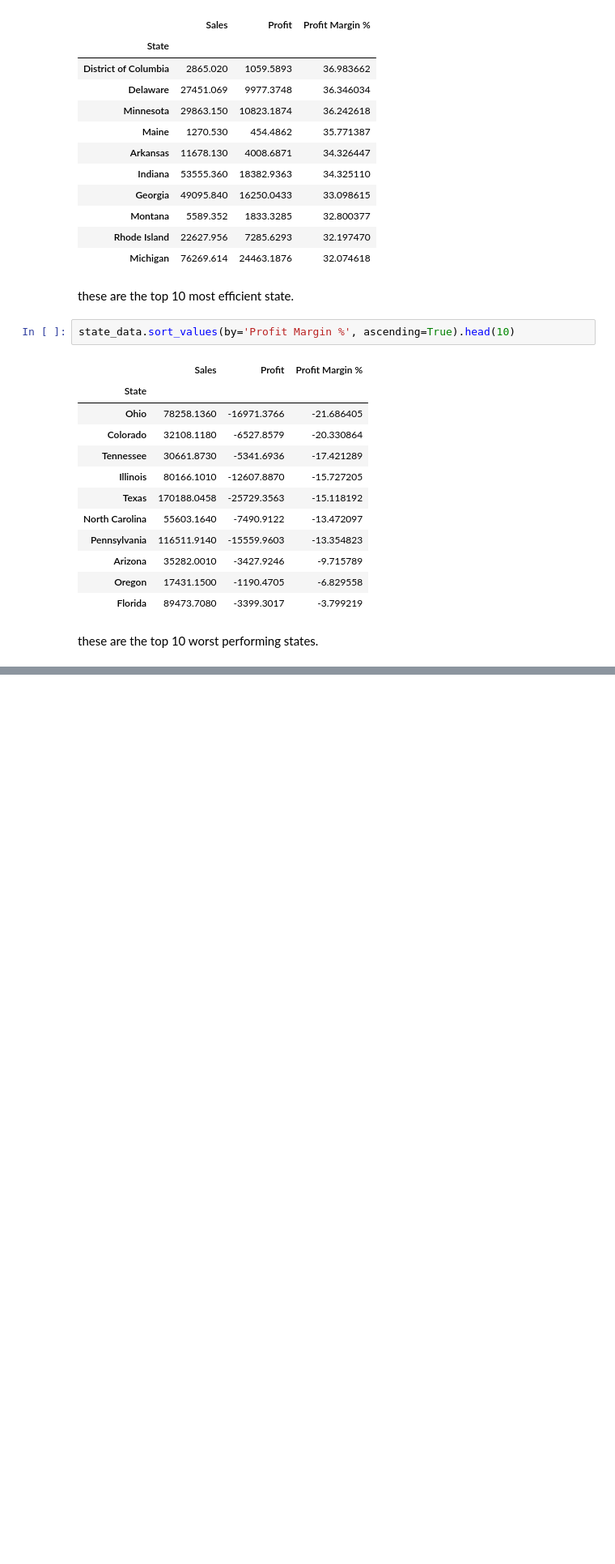
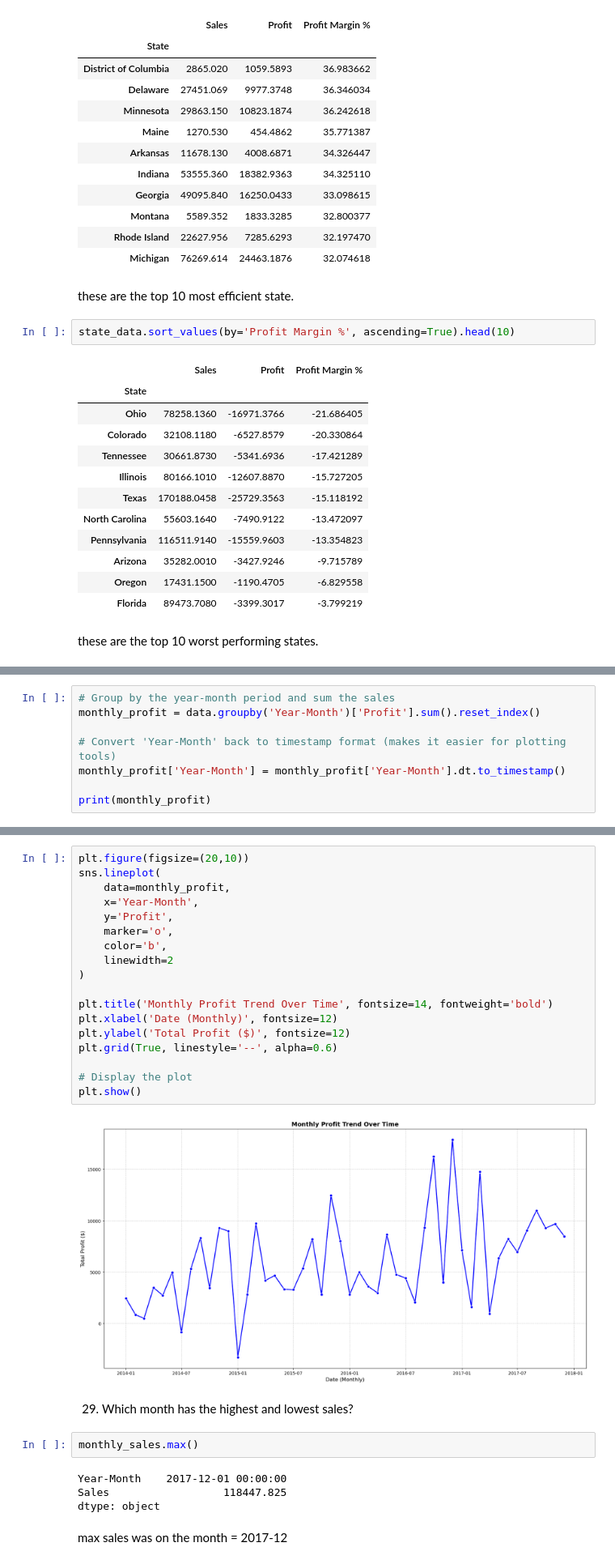
Before and after one commit to bikashsahani/superstore-sales-analysis, a Jupyter notebook: sales_analysis.ipynb, the cells around one changed output, grey strips where cells are left out. Shown at 81% size. Saved outputs shown, nothing was run; the diff lists cells and outputs as text; blank space fills up the shorter version.

```diff
--- a/sales_analysis.ipynb
+++ b/sales_analysis.ipynb
@@ -623,0 +676,8 @@ these are the top 10 worst performing states.
+# %%
+# Group by the year-month period and sum the sales
+monthly_profit = data.groupby('Year-Month')['Profit'].sum().reset_index()
+
+# Convert 'Year-Month' back to timestamp format (makes it easier for plotting tools)
+monthly_profit['Year-Month'] = monthly_profit['Year-Month'].dt.to_timestamp()
+
+print(monthly_profit)
@@ -623,0 +702,30 @@ these are the top 10 worst performing states.
+# %%
+plt.figure(figsize=(20,10))
+sns.lineplot(
+    data=monthly_profit,
+    x='Year-Month',
+    y='Profit',
+    marker='o',
+    color='b',
+    linewidth=2
+)
+
+plt.title('Monthly Profit Trend Over Time', fontsize=14, fontweight='bold')
+plt.xlabel('Date (Monthly)', fontsize=12)
+plt.ylabel('Total Profit ($)', fontsize=12)
+plt.grid(True, linestyle='--', alpha=0.6)
+
+# Display the plot
+plt.show()
+# %% [output]
+[figure, added]
+# %% [markdown]
+29. Which month has the highest and lowest sales?
+# %%
+monthly_sales.max()
+# %% [output]
+Year-Month    2017-12-01 00:00:00
+Sales                  118447.825
+dtype: object
+# %% [markdown]
+max sales was on the month = 2017-12
```
Also changed, not shown: parts of 10 cells of this notebook.
